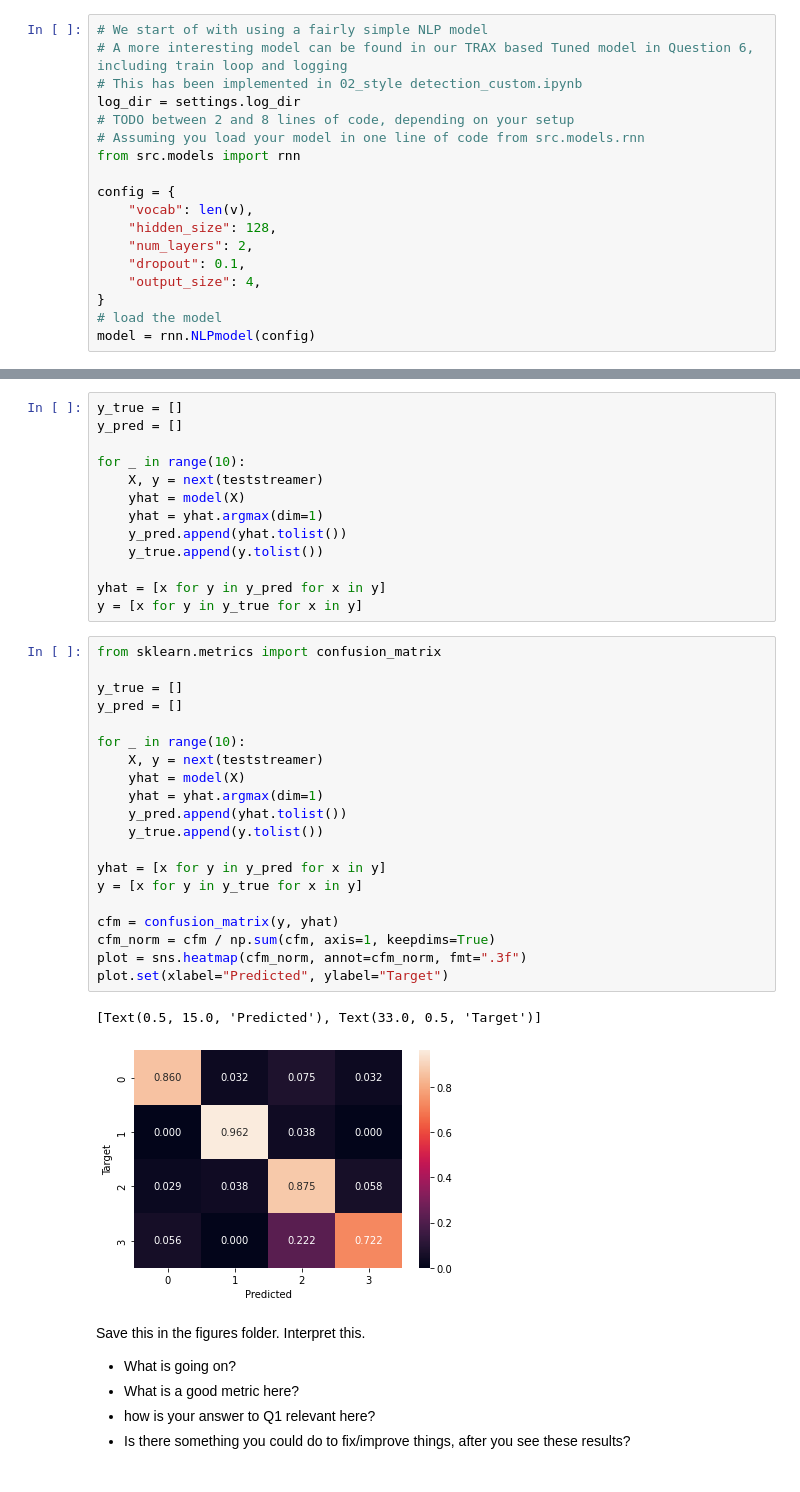
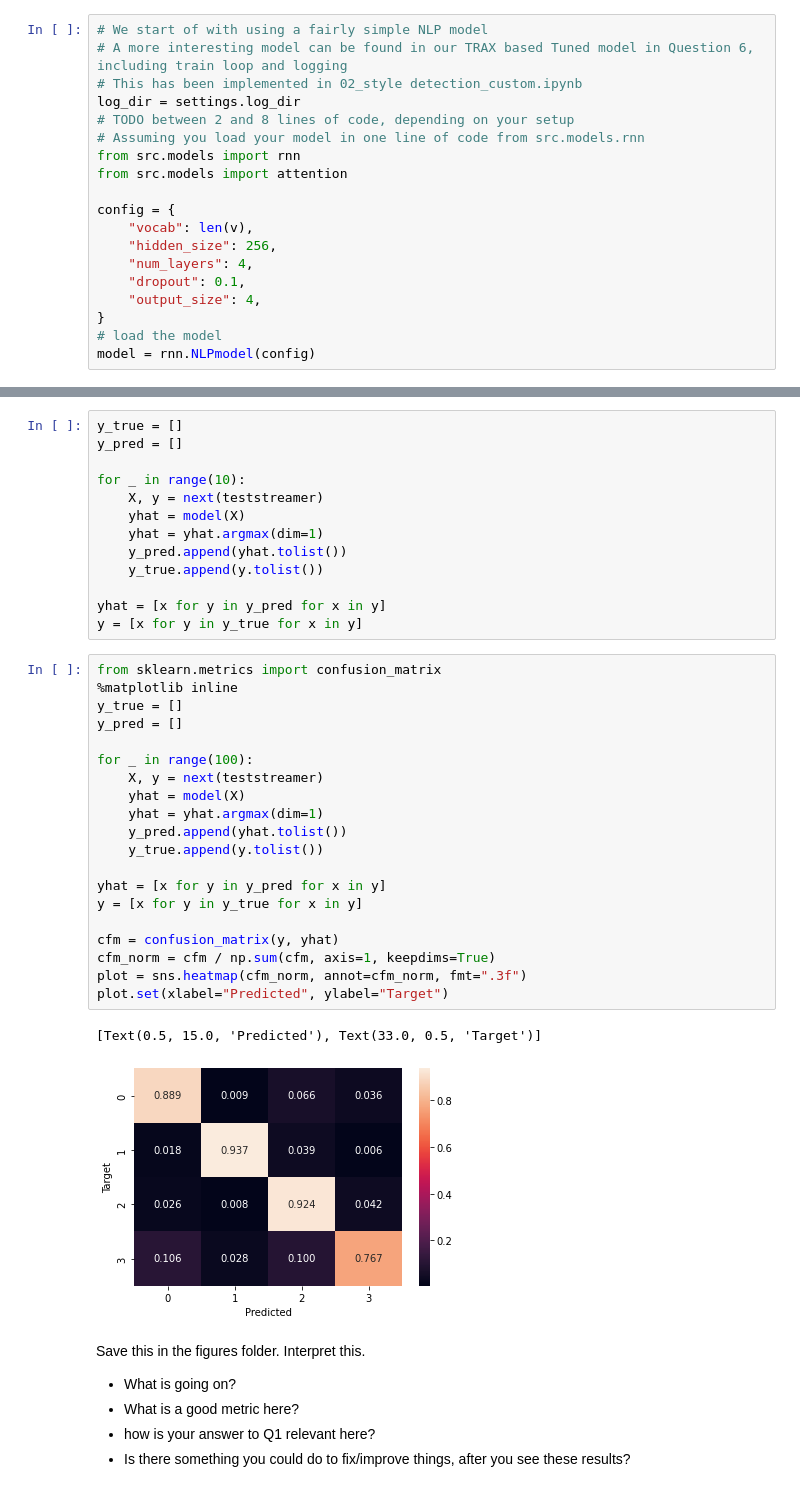
Before and after one commit to bjornbuijing/examen, a Jupyter notebook: notebooks/02_style_detection.ipynb, the cells around one changed output, grey strips where cells are left out. Saved outputs shown, nothing was run; the diff lists cells and outputs as text.

```diff
--- a/notebooks/02_style_detection.ipynb
+++ b/notebooks/02_style_detection.ipynb
@@ -190,11 +191,12 @@ log_dir = settings.log_dir
 # TODO between 2 and 8 lines of code, depending on your setup
 # Assuming you load your model in one line of code from src.models.rnn
 from src.models import rnn
+from src.models import attention
 
 config = {
     "vocab": len(v),
-    "hidden_size": 128,
-    "num_layers": 2,
+    "hidden_size": 256,
+    "num_layers": 4,
     "dropout": 0.1,
     "output_size": 4,
 }
@@ -288,27 +290,27 @@ yhat = [x for y in y_pred for x in y]
 y = [x for y in y_true for x in y]
 # %%
 from sklearn.metrics import confusion_matrix
-
+%matplotlib inline
 y_true = []
 y_pred = []
 
-for _ in range(10):
+for _ in range(100):
     X, y = next(teststreamer)
     yhat = model(X)
     yhat = yhat.argmax(dim=1)
     y_pred.append(yhat.tolist())
     y_true.append(y.tolist())
 
 yhat = [x for y in y_pred for x in y]
 y = [x for y in y_true for x in y]
 
 cfm = confusion_matrix(y, yhat)
 cfm_norm = cfm / np.sum(cfm, axis=1, keepdims=True)
 plot = sns.heatmap(cfm_norm, annot=cfm_norm, fmt=".3f")
 plot.set(xlabel="Predicted", ylabel="Target")
 # %% [output]
 [Text(0.5, 15.0, 'Predicted'), Text(33.0, 0.5, 'Target')]
-[figure, old version]
+[figure, new version]
 # %% [markdown]
 Save this in the figures folder.
 Interpret this.
```
Also changed, not shown: parts of 11 cells of this notebook, 23 other files.
